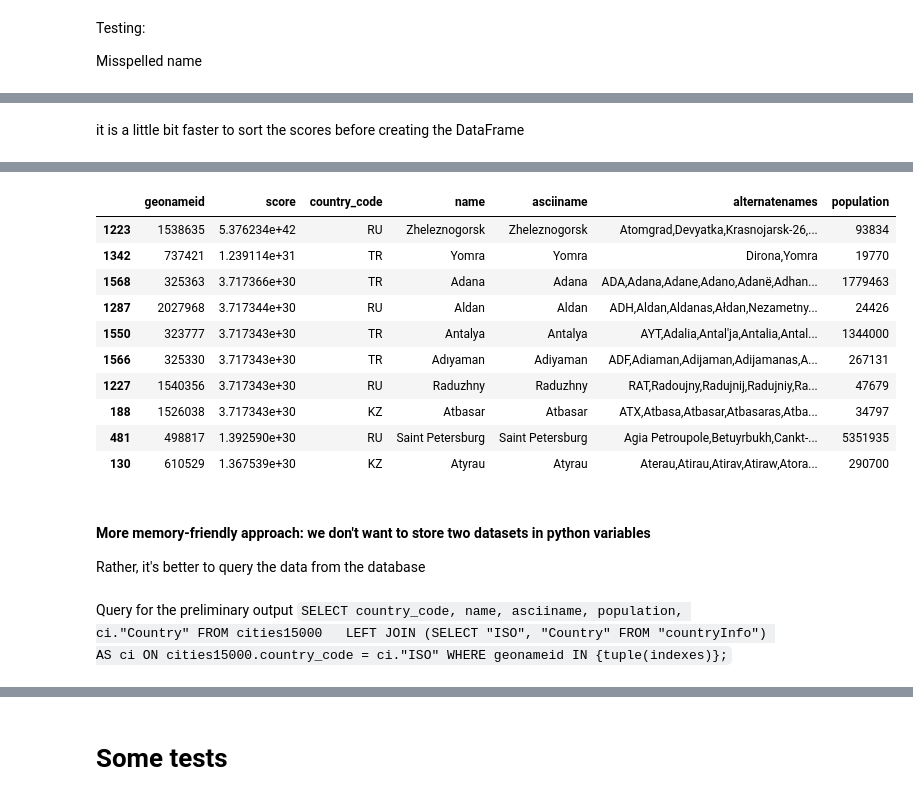
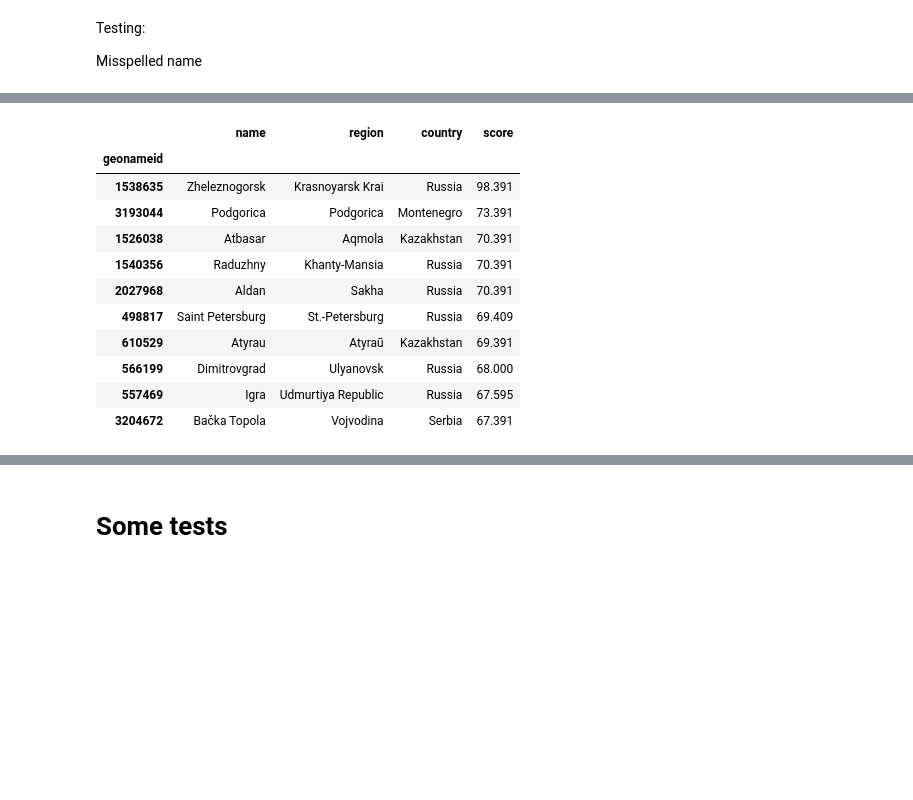
Before and after one commit to eburakova/geoname_matching, a Jupyter notebook: main.ipynb, the cells around one changed output, grey strips where cells are left out. Drawn from its saved outputs; the diff is of its cells as text; code cells hidden in the pictures; blank space fills up the shorter version.

```diff
--- a/main.ipynb
+++ b/main.ipynb
@@ -542,5 +542,6 @@ names=df.name.values
 for i in range(len(altnames)):
     altnames[i].append(names[i])
 #Creating the dictionary of the structure geonameID: names for all cities including official and alternative names
-d = {ind: n for ind, n in zip(df.index, altnames)}
+
+d = {zip(df.index, altnames)} # does same as d = {ind: n for ind, n in zip(df.index, altnames)}
 # %% [markdown]
@@ -548,19 +548,0 @@ Writing the first function
-# %%
-def search(query, k=10):
-    "The rapid fuzzy search"
-
-    if detect_language(query) is not None:
-        query = slugify(query)
-    scores = {} # container for match scores for each city
-
-    for ind, name_list in d.items(): ## for each city calculate similarity scores with evry alternative name
-        _ = np.array(process.extract(query, name_list))
-
-        scores[ind] = _[:, 1].astype(int).sum() # sum up the scores...
-        scores[ind] /= len(_) # ...and normalize by the number of the alternative names
-
-    sorted_scores = dict(sorted(scores.items(), key=lambda item: item[1], reverse=True)) # sorting the name groups by the match score
-    indexes = list(sorted_scores)[:k] # select the DatFrame indicies of the top k
-    result = df.loc[indexes] # return all the desired info
-    result.insert(1, column='score', value=list(sorted_scores.values())[:k]) # insert the scores
-    return result
@@ -887,10 +657,8 @@ pd.DataFrame.from_records(list(scores.items()), columns=['geonameid', 'score']).
-# %% [markdown]
-it is a little bit faster to sort the scores before creating the DataFrame
 # %%
 %%time
-k=10 ## number of suggestions
-# query = input()
-query = 'Atomgrad'
+k=10
+query = 'Атомград'
 
-search_exp(query, k)
+result = search(query, k, weight_mode='exp', asdict=False)
+result
 # %% [output]
@@ -899,21 +667,12 @@ Wall time: 421 ms
-|  | geonameid | score | country_code | name | asciiname | alternatenames | population |
-| 1223 | 1538635 | 5.376234e+42 | RU | Zheleznogorsk | Zheleznogorsk | Atomgrad,Devyatka,Krasnojarsk-26,... | 93834 |
-| 1342 | 737421 | 1.239114e+31 | TR | Yomra | Yomra | Dirona,Yomra | 19770 |
-| 1568 | 325363 | 3.717366e+30 | TR | Adana | Adana | ADA,Adana,Adane,Adano,Adanë,Adhan... | 1779463 |
-| 1287 | 2027968 | 3.717344e+30 | RU | Aldan | Aldan | ADH,Aldan,Aldanas,Ałdan,Nezametny... | 24426 |
-| 1550 | 323777 | 3.717343e+30 | TR | Antalya | Antalya | AYT,Adalia,Antal'ja,Antalia,Antal... | 1344000 |
-| 1566 | 325330 | 3.717343e+30 | TR | Adıyaman | Adiyaman | ADF,Adiaman,Adijaman,Adijamanas,A... | 267131 |
-| 1227 | 1540356 | 3.717343e+30 | RU | Raduzhny | Raduzhny | RAT,Radoujny,Radujnij,Radujniy,Ra... | 47679 |
-| 188 | 1526038 | 3.717343e+30 | KZ | Atbasar | Atbasar | ATX,Atbasa,Atbasar,Atbasaras,Atba... | 34797 |
-| 481 | 498817 | 1.392590e+30 | RU | Saint Petersburg | Saint Petersburg | Agia Petroupole,Betuyrbukh,Cankt-... | 5351935 |
-| 130 | 610529 | 1.367539e+30 | KZ | Atyrau | Atyrau | Aterau,Atirau,Atirav,Atiraw,Atora... | 290700 |
+|  | name | region | country | score |
+| geonameid |  |  |  |  |
+| 1538635 | Zheleznogorsk | Krasnoyarsk Krai | Russia | 98.391 |
+| 3193044 | Podgorica | Podgorica | Montenegro | 73.391 |
+| 1526038 | Atbasar | Aqmola | Kazakhstan | 70.391 |
+| 1540356 | Raduzhny | Khanty-Mansia | Russia | 70.391 |
+| 2027968 | Aldan | Sakha | Russia | 70.391 |
+| 498817 | Saint Petersburg | St.-Petersburg | Russia | 69.409 |
+| 610529 | Atyrau | Atyraū | Kazakhstan | 69.391 |
+| 566199 | Dimitrovgrad | Ulyanovsk | Russia | 68.000 |
+| 557469 | Igra | Udmurtiya Republic | Russia | 67.595 |
+| 3204672 | Bačka Topola | Vojvodina | Serbia | 67.391 |
-# %% [markdown]
-#### More memory-friendly approach: we don't want to store two datasets in python variables
-Rather, it's better to query the data from the database
-# %% [markdown]
-Query for the preliminary output
-``SELECT country_code, name, asciiname, population, ci."Country"
-FROM cities15000
-LEFT JOIN (SELECT "ISO", "Country" FROM "countryInfo") AS ci
-ON cities15000.country_code = ci."ISO"
-WHERE geonameid IN {tuple(indexes)};``
```
Also changed, not shown: parts of 58 cells of this notebook, 1 other file.
